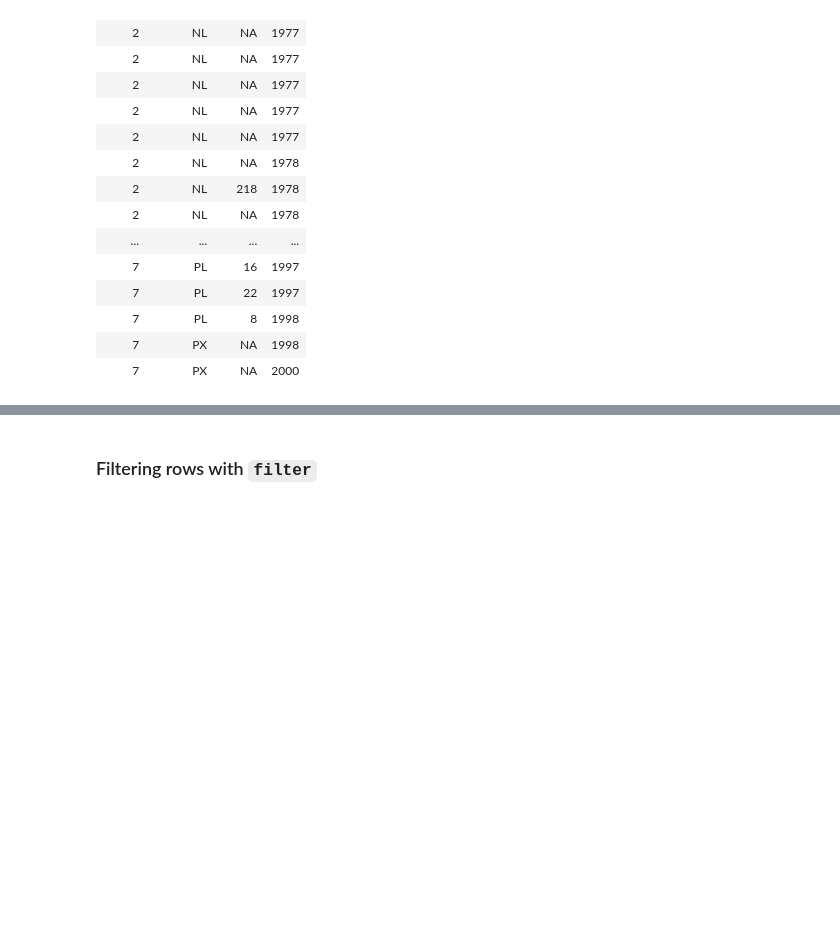
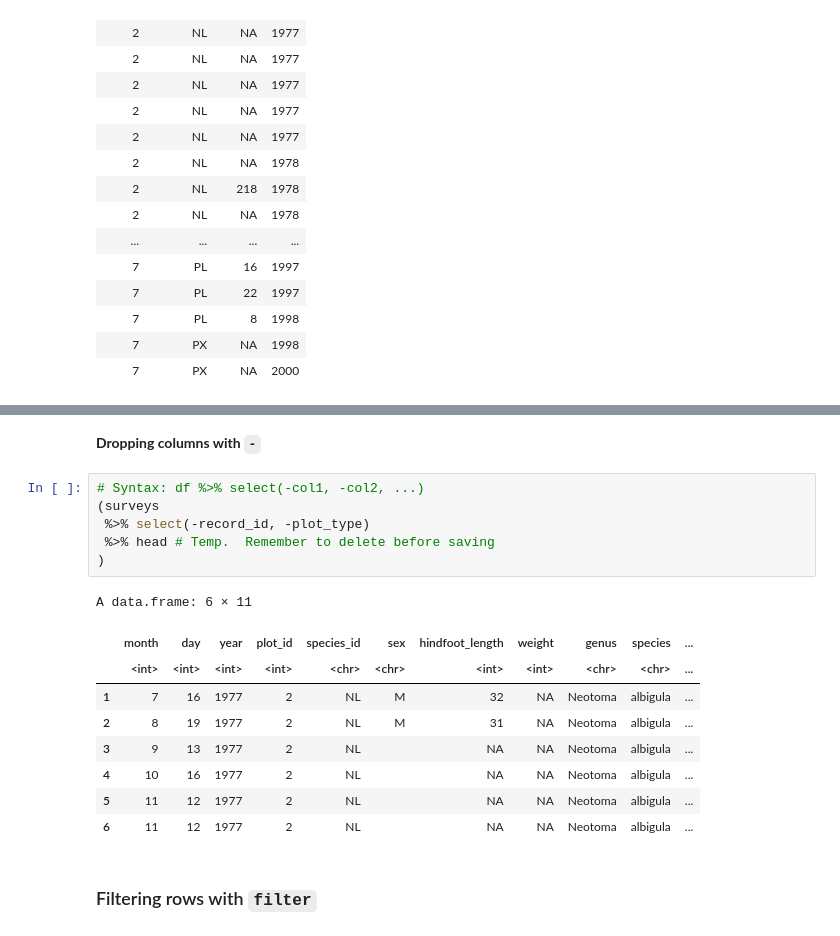
Before and after one commit to yardsale8/DSCI_210_R_notebooks, a Jupyter notebook: lecture_7_2_1_basics_of_select_filter_mutate_and_pipes.ipynb, the cells around one changed output, grey strips where cells are left out. Cells and saved outputs as stored; diff of their text form; blank space fills up the shorter version.

```diff
--- a/lecture_7_2_1_basics_of_select_filter_mutate_and_pipes.ipynb
+++ b/lecture_7_2_1_basics_of_select_filter_mutate_and_pipes.ipynb
@@ -69,3 +86,21 @@ A data.frame: 34786 × 4
+# %% [markdown]
+**Dropping columns with `-`**
+# %%
+# Syntax: df %>% select(-col1, -col2, ...)
+(surveys
+ %>% select(-record_id, -plot_type)
+ %>% head # Temp.  Remember to delete before saving
+)
+# %% [output]
+A data.frame: 6 × 11
+|  | month | day | year | plot_id | species_id | sex | hindfoot_length | weight | genus | species | ... |
+|  | <int> | <int> | <int> | <int> | <chr> | <chr> | <int> | <int> | <chr> | <chr> | ... |
+| 1 | 7 | 16 | 1977 | 2 | NL | M | 32 | NA | Neotoma | albigula | ... |
+| 2 | 8 | 19 | 1977 | 2 | NL | M | 31 | NA | Neotoma | albigula | ... |
+| 3 | 9 | 13 | 1977 | 2 | NL |  | NA | NA | Neotoma | albigula | ... |
+| 4 | 10 | 16 | 1977 | 2 | NL |  | NA | NA | Neotoma | albigula | ... |
+| 5 | 11 | 12 | 1977 | 2 | NL |  | NA | NA | Neotoma | albigula | ... |
+| 6 | 11 | 12 | 1977 | 2 | NL |  | NA | NA | Neotoma | albigula | ... |
 # %% [markdown]
 ### Filtering rows with `filter`
 # %%
```
Also changed, not shown: parts of 9 cells of this notebook.
